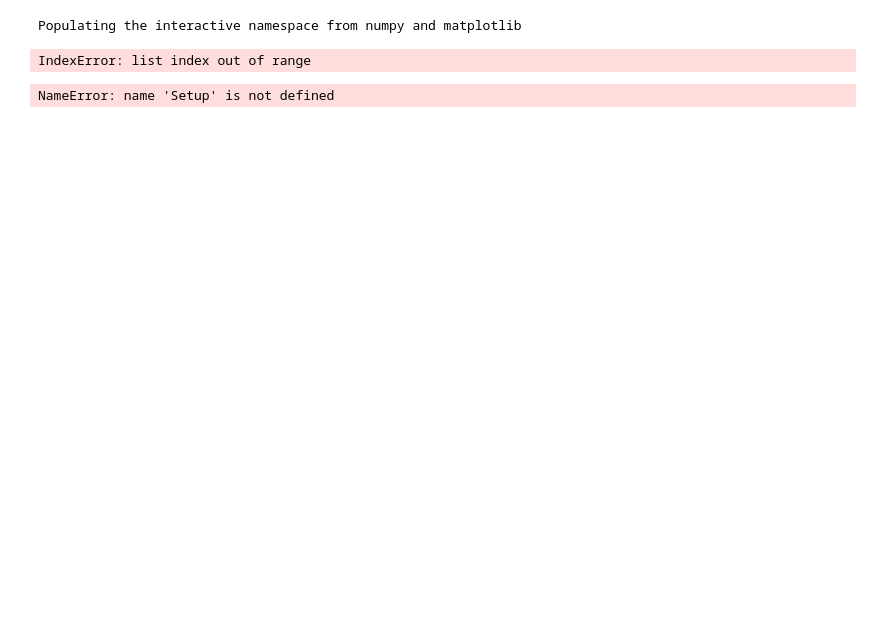
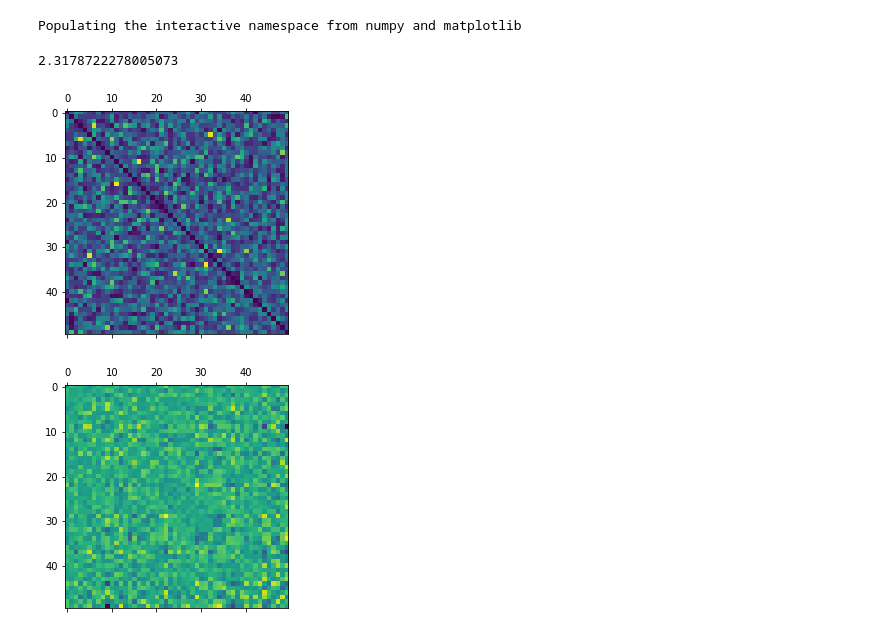
Before and after one commit to ashuthosh-bharadwaj/Research, a Jupyter notebook: Simulation3/Multiple.ipynb, the cells around one changed output. Cells and saved outputs as stored; diff of their text form; code cells hidden in the pictures; blank space fills up the shorter version.

```diff
--- a/Simulation3/Multiple.ipynb
+++ b/Simulation3/Multiple.ipynb
@@ -3,6 +3,16 @@ from Heat_atom import *
 %pylab inline
 # %% [output]
 Populating the interactive namespace from numpy and matplotlib
+# %%
+L,A,s0,D = Setup(50)
+U,V = Combine([250]*10,3,L,0.001,10)
+Adj, Cond = Learn(U,V)
+err = (ErrCheck(Adj, A))[2]
+err
+# %% [output]
+2.3178722278005073
+[figure, added]
+[figure, added]
 # %%
 # L, A_gt, s0,D = Setup(5)
 # Samples, T = CreateNoisySamples(L,s0,0.001,1e-5,10)
@@ -12,23 +22,19 @@ Populating the interactive namespace from numpy and matplotlib
 # Adj_le, A_gt, err = ErrCheck(Adj, A_gt)
 # err
 # %%
-L, A_gt, s0,D = Setup(10)
-Samples = Combine([100,1000,236,223],L,0.001,10)
-T = sum([100,1000,236,223])
-sk, dk = Resample(3,Samples,0.001)
-U,V = UVmatrix(T,sk,dk,3,D)
-Adj, Cond = Learn(U,V)
-Adj_le, A_gt, err = ErrCheck(Adj, A_gt)
-err
+# L, A_gt, s0,D = Setup(10)
+# Samples = Combine([250]*5,L,0.001,10)
+# T = sum(1250)
+# sk, dk = Resample(3,Samples,0.001)
+# U,V = UVmatrix(T,sk,dk,3,D)
+# Adj, Cond = Learn(U,V)
+# Adj_le, A_gt, err = ErrCheck(Adj, A_gt)
+# err
-# %% [output]
-IndexError: list index out of range
 # %%
-L, A_gt, s0,D = Setup(10)
-Samples, T = CreateNoisySamples(L,s0,0.001,1e-5,10)
-sk, dk = Resample(3,Samples,0.001)
-U,V = UVmatrix(T,sk,dk,3,D)
-Adj, Cond = Learn(U,V)
-Adj_le, A_gt, err = ErrCheck(Adj, A_gt)
-err
+# L, A_gt, s0,D = Setup(10)
+# Samples, T = CreateNoisySamples(L,s0,0.001,1e-5,10)
+# sk, dk = Resample(3,Samples,0.001)
+# U,V = UVmatrix(T,sk,dk,3,D)
+# Adj, Cond = Learn(U,V)
+# Adj_le, A_gt, err = ErrCheck(Adj, A_gt)
+# err
-# %% [output]
-NameError: name 'Setup' is not defined
```
Also changed, not shown: 3 other files.
